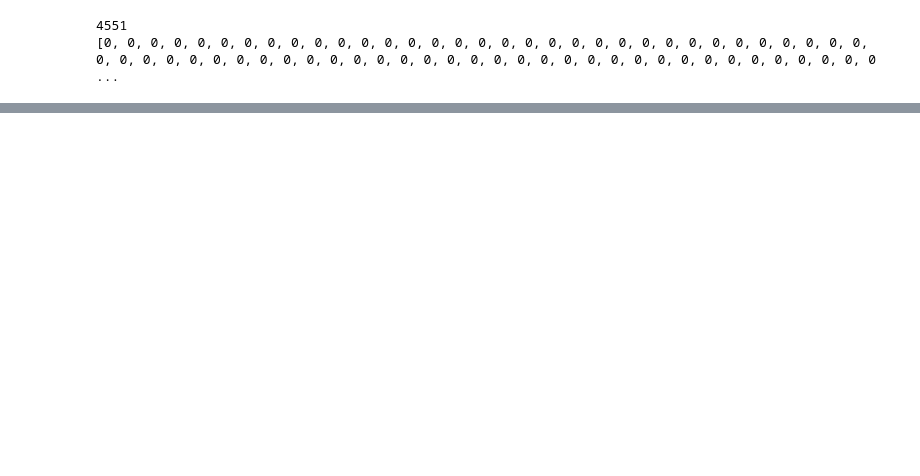
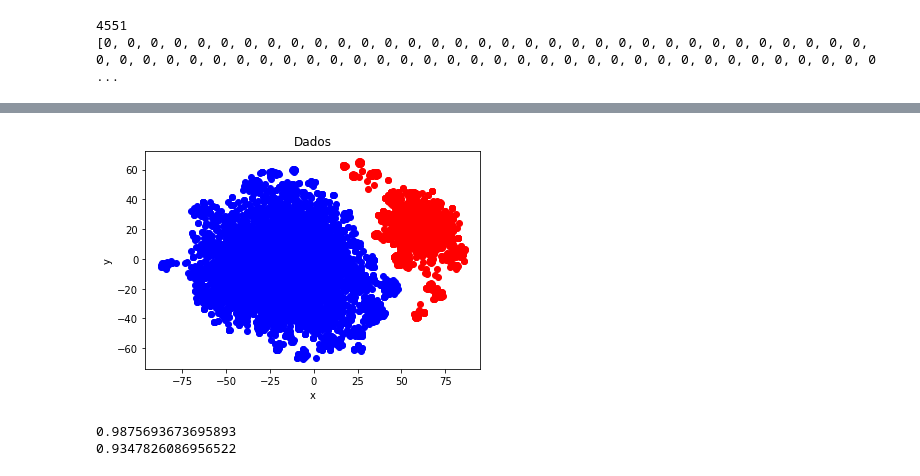
Before and after one commit to PlayerGhost/ciencia_de_dados_data_analysis, a Jupyter notebook: email_classification_test.ipynb, the cells around one changed output, grey strips where cells are left out. Cells and saved outputs as stored; diff of their text form; code cells hidden in the pictures; blank space fills up the shorter version.

```diff
--- a/email_classification_test.ipynb
+++ b/email_classification_test.ipynb
@@ -393,0 +434,7 @@ cm_df
+# %%
+emailsTest = []
+
+for email in teste2["text"].array:
+    emailsTest.append(wordsPreProcessing(email))
+
+emailsTest
@@ -393,0 +459,7 @@ cm_df
+# %%
+tfidfVectorizerTest = TfidfVectorizer(analyzer="word",min_df=0.005,max_features=2100)
+#tfidfVectorizer = TfidfVectorizer(analyzer="word")
+
+tfidfTransformTest = tfidfVectorizerTest.fit_transform(emailsTest)
+
+print(tfidfTransformTest)
@@ -393,0 +484,4 @@ cm_df
+# %%
+dfTfidfArrayTest = pd.DataFrame(data=tfidfTransformTest.toarray(), columns=tfidfVectorizerTest.get_feature_names_out())
+dfTfidfArrayTest.insert(len(dfTfidfArrayTest.columns), "Target", targetTest2.array, True)
+dfTfidfArrayTest
@@ -393,0 +502,25 @@ cm_df
+# %%
+
+
+modelTest = TSNE(n_components=2, random_state=0)
+#modelTest = PCA(n_components=50)
+array_redTest = modelTest.fit_transform(dfTfidfArrayTest)
+
+df_tsneTest = pd.DataFrame(array_redTest)
+df_tsneTest['Target'] = targetTest2.array
+
+df_tsne_c1Test = df_tsneTest[df_tsneTest['Target'] == 0]
+
+df_tsne_c2Test  = df_tsneTest[df_tsneTest['Target'] == 1]
+
+plt.scatter(df_tsne_c1Test[0].array,df_tsne_c1Test[1].array,marker='o',color='blue')
+
+plt.scatter(df_tsne_c2Test[0].array,df_tsne_c2Test[1].array,marker='o',color='red')
+
+plt.title('Dados')
+plt.xlabel('x')
+plt.ylabel('y')
+
+plt.show()
+# %% [output]
+[figure, added]
@@ -393,0 +532,13 @@ cm_df
+# %%
+X_treino, X_teste, y_treino, y_teste = train_test_split(df_features.values,target,test_size=0.01)
+X_treinoTest, X_testeTest, y_treinoTest, y_testeTest = train_test_split(dfTfidfArrayFeatures.values,dfTfidfArrayTarget,test_size=0.01)
+modelo = getModel().fit(X_treino,y_treino)
+modelo2 = getModel().fit(X_treinoTest,y_treinoTest)
+score = modelo.score(X_treinoTest,y_treinoTest)
+score2 = modelo2.score(X_testeTest,y_testeTest)
+
+print(score)
+print(score2)
+# %% [output]
+0.9875693673695893
+0.9347826086956522
```
Also changed, not shown: parts of 16 cells of this notebook, 2 other files.
